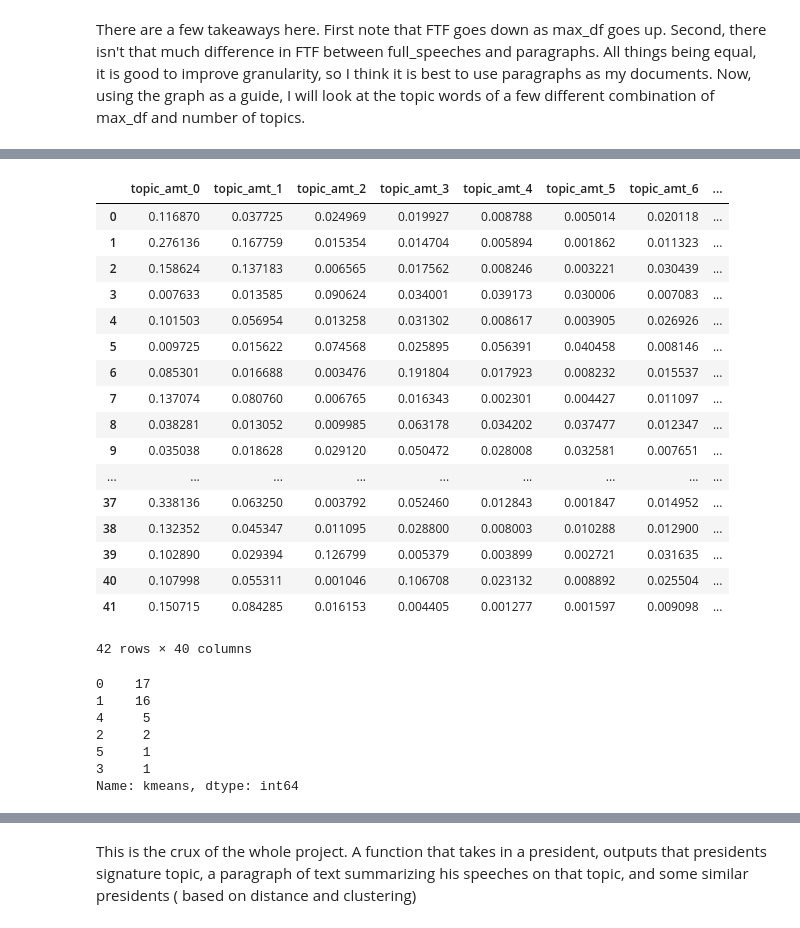
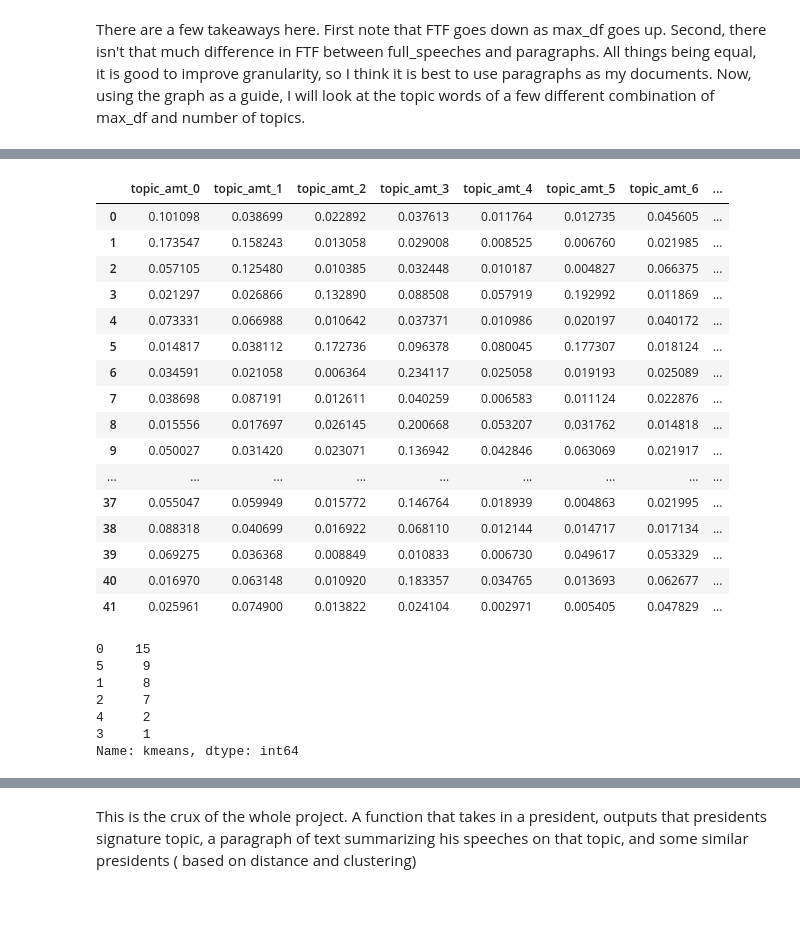
Before and after one commit to needurlrak/Presidential-Speeches-Throughout-History, a Jupyter notebook: gridsearchNMF.ipynb, the cells around one changed output, grey strips where cells are left out. Drawn from its saved outputs; the diff is of its cells as text; code cells hidden in the pictures.

```diff
--- a/gridsearchNMF.ipynb
+++ b/gridsearchNMF.ipynb
@@ -271,5 +281,0 @@ topic_dict['topic_words']
-# %%
-topic_words = []
-for r in model.components_:
-    a = sorted([(v,i) for i,v in enumerate(r)],reverse=True)[0:7]
-    topic_words.append([id2word_full[e[1]] for e in a])
@@ -280,2 +282,2 @@ NameError: name 'topic_words' is not defined
 # %%
-par_cluster = [list(r).index(max(r)) if max(list(r)) > .002 else -1 for r in topic_dict['par_topics']]
+par_cluster = [list(r).index(max(r)) if max(list(r)) > .003 else -1 for r in topic_dict['par_topics']]
@@ -329,6 +322,6 @@ df_pars
 14737 rows × 7 columns
 # %%
-okeydoke = df_pars.groupby('president', as_index = False).agg({
+final_df = df_pars.groupby('president', as_index = False).agg({
     'NMF_topic_num': series_to_list,
     'NMF_topic_amts' : average_tuples
     })
@@ -359,28 +352,27 @@ metricthing
 # %%
 df_pars['date_obj'] = df_pars['date'].apply(parse)
 # %%
-for i in range(40):
-    #okeydoke['topic_' + str(i)] = okeydoke['NMF_topic_num'].apply(lambda x: my_count(x,i))
-    okeydoke['topic_amt_' + str(i)] = okeydoke['NMF_topic_amts'].apply(lambda x: x[i]/sum(x))
+for i in range(20):
+    #final_df['topic_' + str(i)] = final_df['NMF_topic_num'].apply(lambda x: my_count(x,i))
+    final_df['topic_amt_' + str(i)] = final_df['NMF_topic_amts'].apply(lambda x: x[i]/sum(x))
 # %%
-okeydoke.iloc[:,3:]
+final_df.iloc[:,3:]
 # %% [output]
 |  | topic_amt_0 | topic_amt_1 | topic_amt_2 | topic_amt_3 | topic_amt_4 | topic_amt_5 | topic_amt_6 | ... |
-| 0 | 0.116870 | 0.037725 | 0.024969 | 0.019927 | 0.008788 | 0.005014 | 0.020118 | ... |
-| 1 | 0.276136 | 0.167759 | 0.015354 | 0.014704 | 0.005894 | 0.001862 | 0.011323 | ... |
-| 2 | 0.158624 | 0.137183 | 0.006565 | 0.017562 | 0.008246 | 0.003221 | 0.030439 | ... |
-| 3 | 0.007633 | 0.013585 | 0.090624 | 0.034001 | 0.039173 | 0.030006 | 0.007083 | ... |
-| 4 | 0.101503 | 0.056954 | 0.013258 | 0.031302 | 0.008617 | 0.003905 | 0.026926 | ... |
-| 5 | 0.009725 | 0.015622 | 0.074568 | 0.025895 | 0.056391 | 0.040458 | 0.008146 | ... |
-| 6 | 0.085301 | 0.016688 | 0.003476 | 0.191804 | 0.017923 | 0.008232 | 0.015537 | ... |
-| 7 | 0.137074 | 0.080760 | 0.006765 | 0.016343 | 0.002301 | 0.004427 | 0.011097 | ... |
-| 8 | 0.038281 | 0.013052 | 0.009985 | 0.063178 | 0.034202 | 0.037477 | 0.012347 | ... |
-| 9 | 0.035038 | 0.018628 | 0.029120 | 0.050472 | 0.028008 | 0.032581 | 0.007651 | ... |
+| 0 | 0.101098 | 0.038699 | 0.022892 | 0.037613 | 0.011764 | 0.012735 | 0.045605 | ... |
+| 1 | 0.173547 | 0.158243 | 0.013058 | 0.029008 | 0.008525 | 0.006760 | 0.021985 | ... |
+| 2 | 0.057105 | 0.125480 | 0.010385 | 0.032448 | 0.010187 | 0.004827 | 0.066375 | ... |
+| 3 | 0.021297 | 0.026866 | 0.132890 | 0.088508 | 0.057919 | 0.192992 | 0.011869 | ... |
+| 4 | 0.073331 | 0.066988 | 0.010642 | 0.037371 | 0.010986 | 0.020197 | 0.040172 | ... |
+| 5 | 0.014817 | 0.038112 | 0.172736 | 0.096378 | 0.080045 | 0.177307 | 0.018124 | ... |
+| 6 | 0.034591 | 0.021058 | 0.006364 | 0.234117 | 0.025058 | 0.019193 | 0.025089 | ... |
+| 7 | 0.038698 | 0.087191 | 0.012611 | 0.040259 | 0.006583 | 0.011124 | 0.022876 | ... |
+| 8 | 0.015556 | 0.017697 | 0.026145 | 0.200668 | 0.053207 | 0.031762 | 0.014818 | ... |
+| 9 | 0.050027 | 0.031420 | 0.023071 | 0.136942 | 0.042846 | 0.063069 | 0.021917 | ... |
 | ... | ... | ... | ... | ... | ... | ... | ... | ... |
-| 37 | 0.338136 | 0.063250 | 0.003792 | 0.052460 | 0.012843 | 0.001847 | 0.014952 | ... |
-| 38 | 0.132352 | 0.045347 | 0.011095 | 0.028800 | 0.008003 | 0.010288 | 0.012900 | ... |
-| 39 | 0.102890 | 0.029394 | 0.126799 | 0.005379 | 0.003899 | 0.002721 | 0.031635 | ... |
-| 40 | 0.107998 | 0.055311 | 0.001046 | 0.106708 | 0.023132 | 0.008892 | 0.025504 | ... |
-| 41 | 0.150715 | 0.084285 | 0.016153 | 0.004405 | 0.001277 | 0.001597 | 0.009098 | ... |
+| 37 | 0.055047 | 0.059949 | 0.015772 | 0.146764 | 0.018939 | 0.004863 | 0.021995 | ... |
+| 38 | 0.088318 | 0.040699 | 0.016922 | 0.068110 | 0.012144 | 0.014717 | 0.017134 | ... |
+| 39 | 0.069275 | 0.036368 | 0.008849 | 0.010833 | 0.006730 | 0.049617 | 0.053329 | ... |
+| 40 | 0.016970 | 0.063148 | 0.010920 | 0.183357 | 0.034765 | 0.013693 | 0.062677 | ... |
+| 41 | 0.025961 | 0.074900 | 0.013822 | 0.024104 | 0.002971 | 0.005405 | 0.047829 | ... |
-42 rows × 40 columns
 # %%
@@ -388,11 +380,11 @@ okeydoke['kmeans'] = KMeans(n_clusters = 6).fit_predict(okeydoke.iloc[:,3:43].as
 # %%
-okeydoke['kmeans'].value_counts()
+final_df['kmeans'].value_counts()
 # %% [output]
-0    17
-1    16
-4     5
-2     2
-5     1
+0    15
+5     9
+1     8
+2     7
+4     2
 3     1
 Name: kmeans, dtype: int64
 # %%
```
Also changed, not shown: parts of 40 cells of this notebook.
